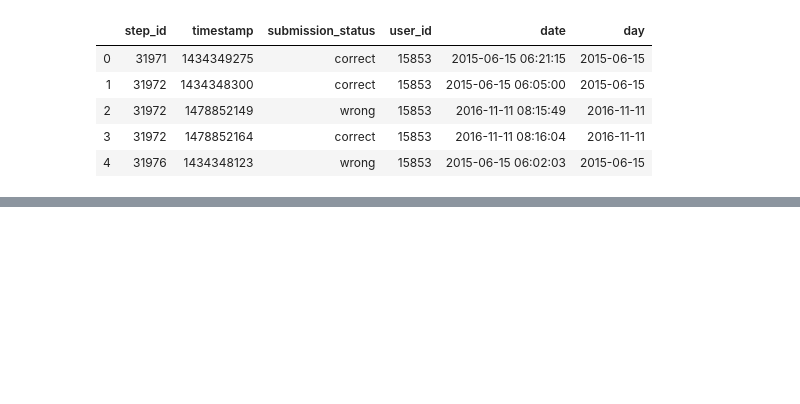
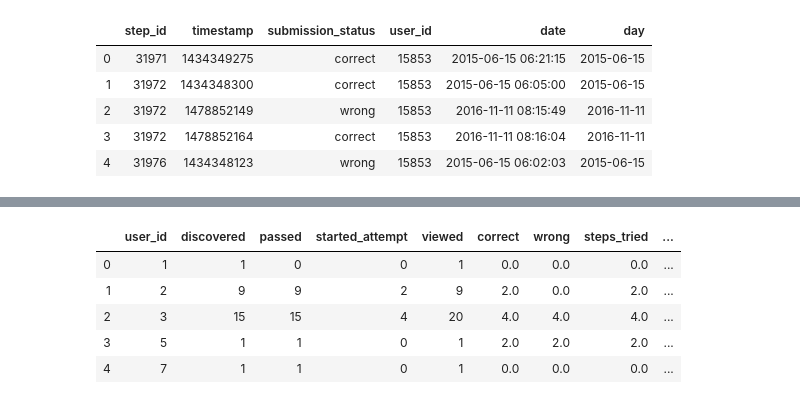
Before and after one commit to nealkafree/python, a Jupyter notebook: DataScienceCourse/stepikml.ipynb, the cells around one changed output, grey strips where cells are left out. Saved outputs shown, nothing was run; the diff lists cells and outputs as text; code cells hidden in the pictures; blank space fills up the shorter version.

```diff
--- a/DataScienceCourse/stepikml.ipynb
+++ b/DataScienceCourse/stepikml.ipynb
@@ -268,0 +106,12 @@ X.head()
+# %%
+temp = (submissions_data_train.groupby('user_id').timestamp.max() - submissions_data_train.groupby('user_id').first_timestamp.max())\
+    .to_frame().reset_index().rename(columns={0:'timestamp_diff_submits'})
+x = x.merge(temp, on='user_id', how='outer')
+x.head()
+# %% [output]
+|  | user_id | discovered | passed | started_attempt | viewed | correct | wrong | steps_tried | ... |
+| 0 | 1 | 1 | 0 | 0 | 1 | 0.0 | 0.0 | 0.0 | ... |
+| 1 | 2 | 9 | 9 | 2 | 9 | 2.0 | 0.0 | 2.0 | ... |
+| 2 | 3 | 15 | 15 | 4 | 20 | 4.0 | 4.0 | 4.0 | ... |
+| 3 | 5 | 1 | 1 | 0 | 1 | 2.0 | 2.0 | 2.0 | ... |
+| 4 | 7 | 1 | 1 | 0 | 1 | 0.0 | 0.0 | 0.0 | ... |
```
Also changed, not shown: parts of 41 cells of this notebook, 1 other file.
